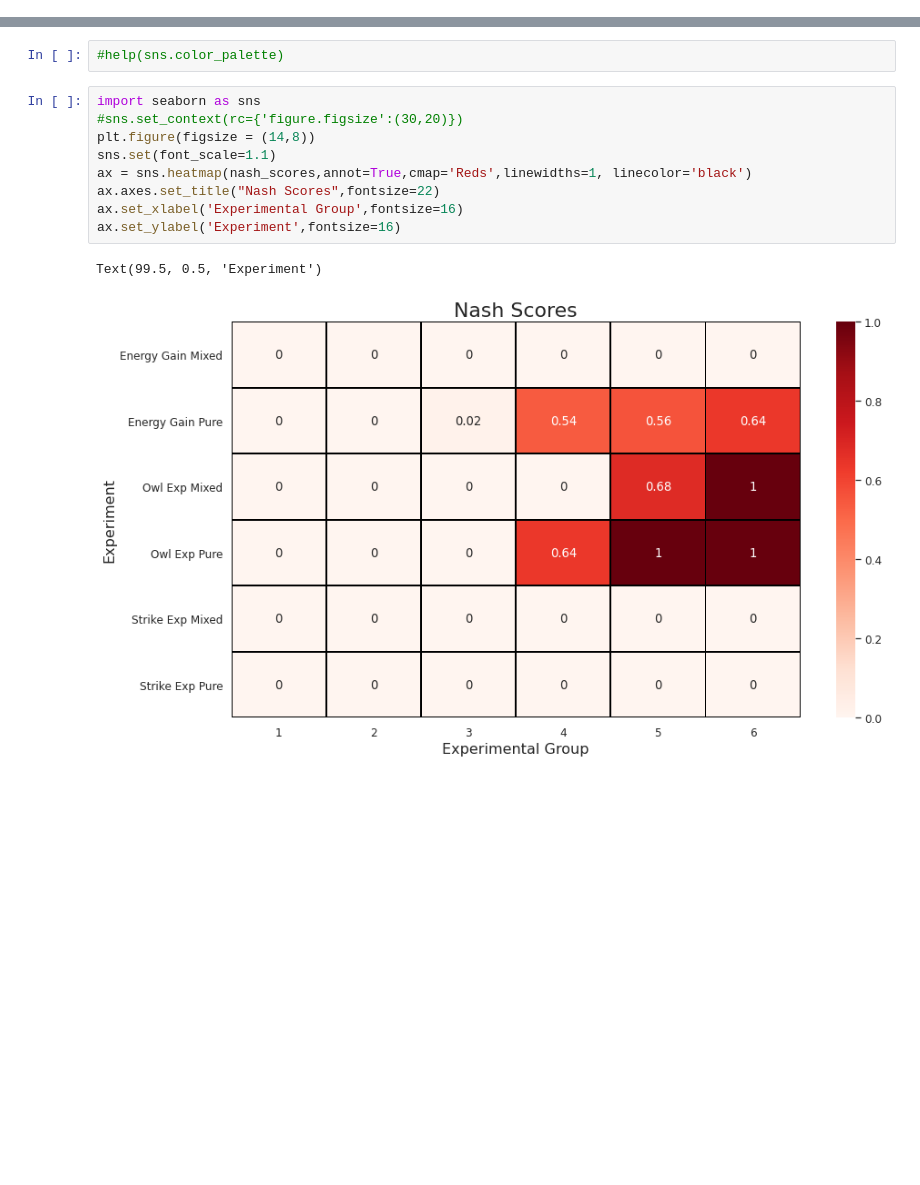
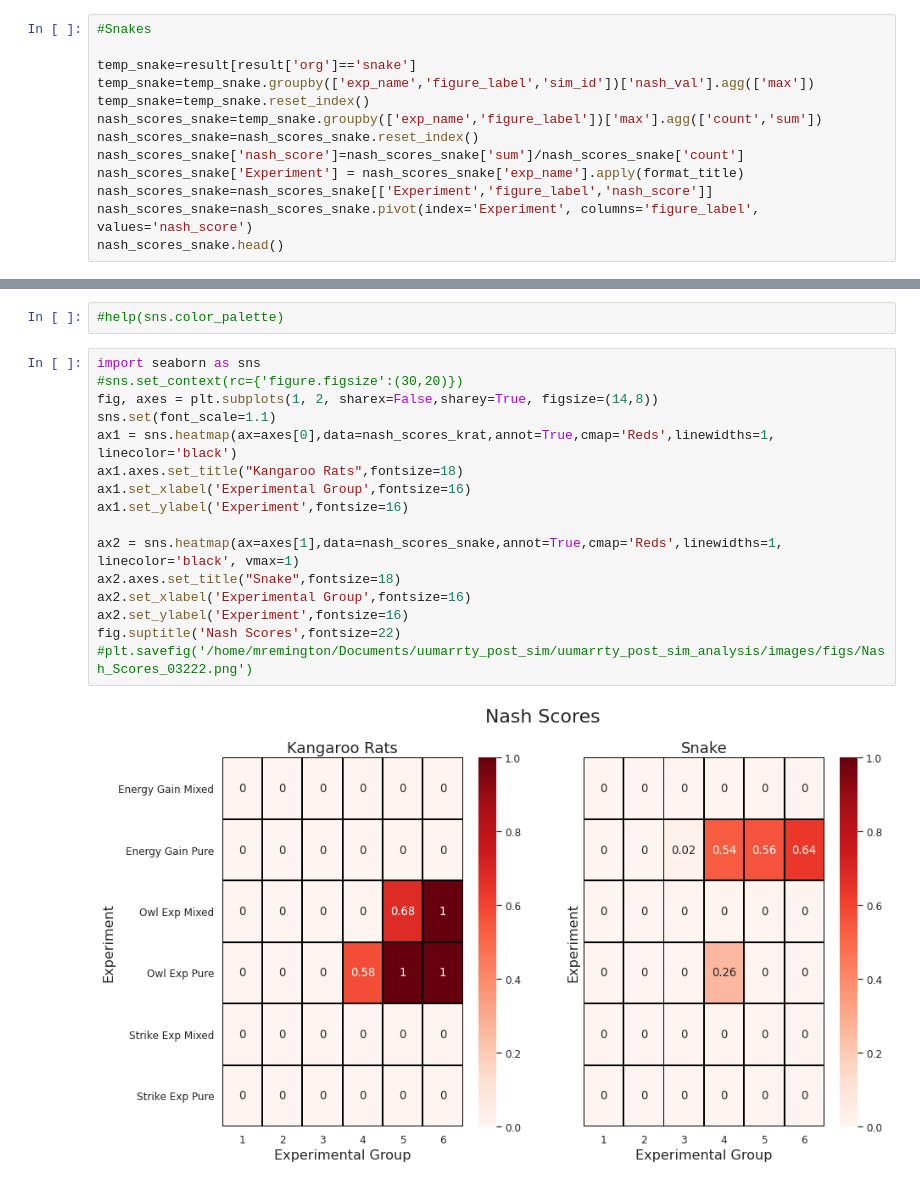
Before and after one commit to michaelremington2/uumarrty_post_sim_analysis, a Jupyter notebook: nash_score.ipynb, the cells around one changed output, grey strips where cells are left out. Cells and saved outputs as stored; diff of their text form; blank space fills up the shorter version.

```diff
--- a/nash_score.ipynb
+++ b/nash_score.ipynb
@@ -68,0 +82,13 @@ nash_scores.head()
+# %%
+#Snakes
+
+temp_snake=result[result['org']=='snake']
+temp_snake=temp_snake.groupby(['exp_name','figure_label','sim_id'])['nash_val'].agg(['max'])
+temp_snake=temp_snake.reset_index()
+nash_scores_snake=temp_snake.groupby(['exp_name','figure_label'])['max'].agg(['count','sum'])
+nash_scores_snake=nash_scores_snake.reset_index()
+nash_scores_snake['nash_score']=nash_scores_snake['sum']/nash_scores_snake['count']
+nash_scores_snake['Experiment'] = nash_scores_snake['exp_name'].apply(format_title)
+nash_scores_snake=nash_scores_snake[['Experiment','figure_label','nash_score']]
+nash_scores_snake=nash_scores_snake.pivot(index='Experiment', columns='figure_label', values='nash_score')
+nash_scores_snake.head()
@@ -71,12 +105,18 @@ nash_scores.head()
 # %%
 import seaborn as sns
 #sns.set_context(rc={'figure.figsize':(30,20)})
-plt.figure(figsize = (14,8))
+fig, axes = plt.subplots(1, 2, sharex=False,sharey=True, figsize=(14,8))
 sns.set(font_scale=1.1)
-ax = sns.heatmap(nash_scores,annot=True,cmap='Reds',linewidths=1, linecolor='black')
-ax.axes.set_title("Nash Scores",fontsize=22)
-ax.set_xlabel('Experimental Group',fontsize=16)
-ax.set_ylabel('Experiment',fontsize=16)
+ax1 = sns.heatmap(ax=axes[0],data=nash_scores_krat,annot=True,cmap='Reds',linewidths=1, linecolor='black')
+ax1.axes.set_title("Kangaroo Rats",fontsize=18)
+ax1.set_xlabel('Experimental Group',fontsize=16)
+ax1.set_ylabel('Experiment',fontsize=16)
+
+ax2 = sns.heatmap(ax=axes[1],data=nash_scores_snake,annot=True,cmap='Reds',linewidths=1, linecolor='black', vmax=1)
+ax2.axes.set_title("Snake",fontsize=18)
+ax2.set_xlabel('Experimental Group',fontsize=16)
+ax2.set_ylabel('Experiment',fontsize=16)
+fig.suptitle('Nash Scores',fontsize=22)
+#plt.savefig('/home/mremington/Documents/uumarrty_post_sim/uumarrty_post_sim_analysis/images/figs/Nash_Scores_03222.png')
 # %% [output]
-Text(99.5, 0.5, 'Experiment')
-[figure, old version]
+[figure, new version]
```
Also changed, not shown: parts of 6 cells of this notebook, 15 other files.
